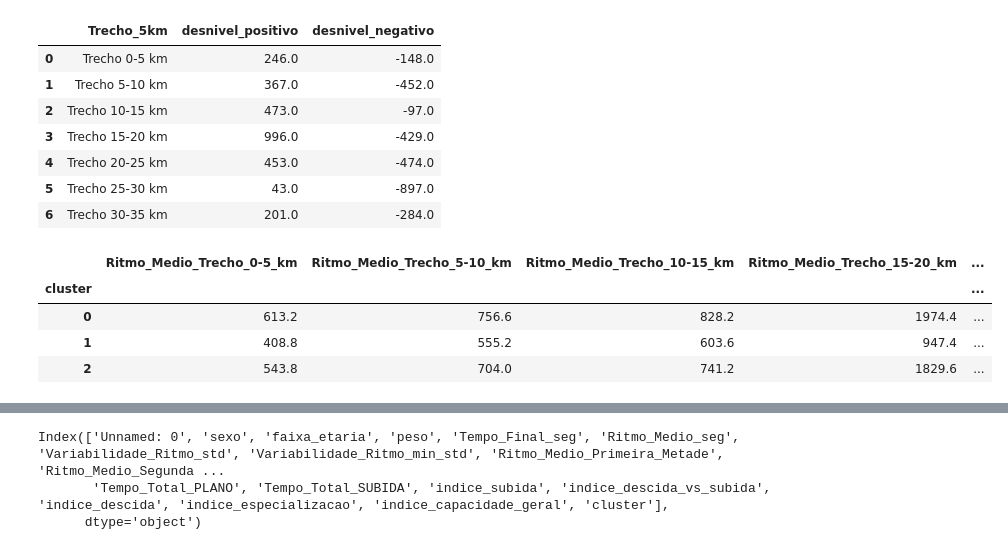
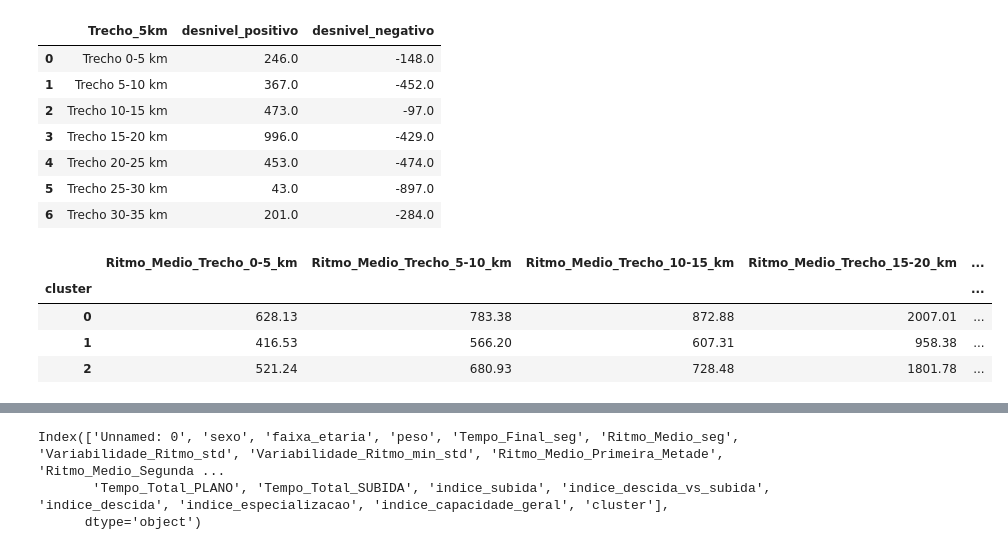
Before and after one commit to joaomts/-strava_analytics, a Jupyter notebook: analises_finais.ipynb, the cells around one changed output, grey strips where cells are left out. Cells and saved outputs as stored; diff of their text form; code cells hidden in the pictures.

```diff
--- a/analises_finais.ipynb
+++ b/analises_finais.ipynb
@@ -929,24 +929,24 @@ df_desnivel
 # %%
 colunas_ritmo_trechos = [
     "Ritmo_Medio_Trecho_0-5_km",
     "Ritmo_Medio_Trecho_5-10_km",
     "Ritmo_Medio_Trecho_10-15_km",
     "Ritmo_Medio_Trecho_15-20_km",
     "Ritmo_Medio_Trecho_20-25_km",
     "Ritmo_Medio_Trecho_25-30_km",
     "Ritmo_Medio_Trecho_30-35_km",
     "cluster",
 ]
 perfis_clusters2 = (
-    df_with_clusters[colunas_ritmo_trechos].groupby("cluster").median().round(2)
+    df_with_clusters[colunas_ritmo_trechos].groupby("cluster").mean().round(2)
 )
 perfis_clusters2.head()
 # %% [output]
 |  | Ritmo_Medio_Trecho_0-5_km | Ritmo_Medio_Trecho_5-10_km | Ritmo_Medio_Trecho_10-15_km | Ritmo_Medio_Trecho_15-20_km | ... |
 | cluster |  |  |  |  | ... |
-| 0 | 613.2 | 756.6 | 828.2 | 1974.4 | ... |
-| 1 | 408.8 | 555.2 | 603.6 | 947.4 | ... |
-| 2 | 543.8 | 704.0 | 741.2 | 1829.6 | ... |
+| 0 | 628.13 | 783.38 | 872.88 | 2007.01 | ... |
+| 1 | 416.53 | 566.20 | 607.31 | 958.38 | ... |
+| 2 | 521.24 | 680.93 | 728.48 | 1801.78 | ... |
 # %%
 # Crie a figura e o primeiro eixo (para o ritmo)
 fig, ax1 = plt.subplots(figsize=(12, 6))
```
Also changed, not shown: parts of 26 cells of this notebook, 4 other files.
